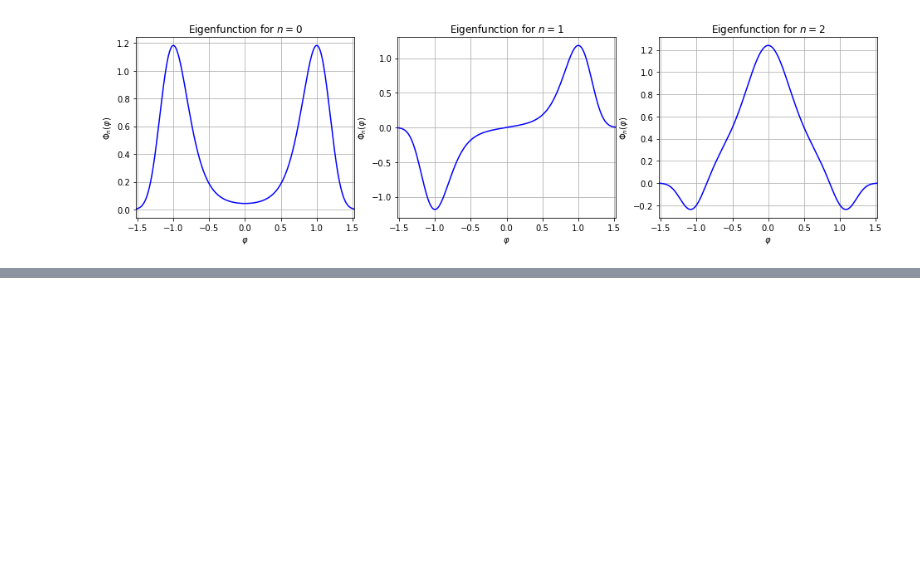
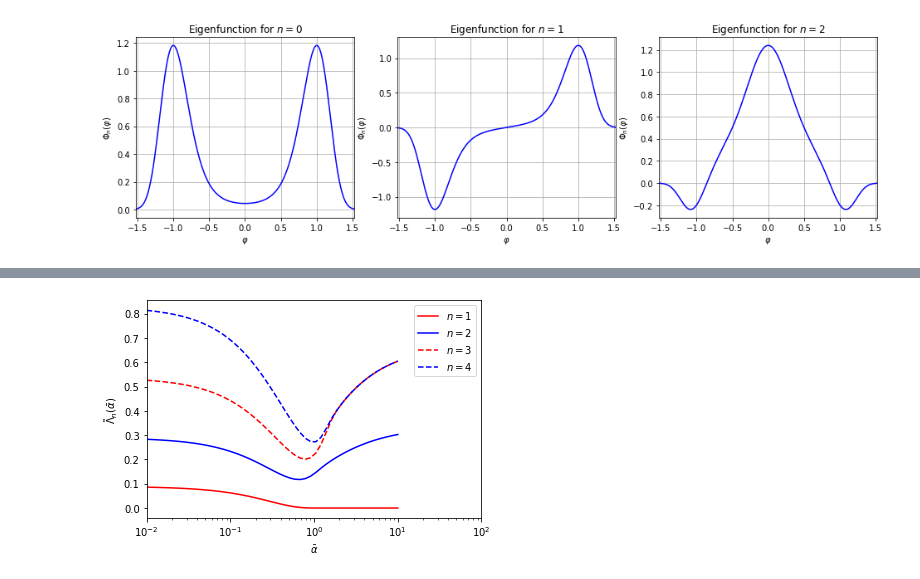
Before and after one commit to oleksiysmola/MSci-Project-Solving-the-Fokker-Planck-equation, a Jupyter notebook: Quartic Potential.ipynb, the cells around one changed output, grey strips where cells are left out. Drawn from its saved outputs; the diff is of its cells as text; code cells hidden in the pictures; blank space fills up the shorter version.

```diff
--- a/Quartic Potential.ipynb
+++ b/Quartic Potential.ipynb
@@ -675,0 +883,26 @@ plt.colorbar()
+# %%
+# Generates range of alpha values
+alpha = -np.logspace(-2, 1, 50)
+
+# Empty array to store all eigenvalues
+eigenvalues_1 = np.zeros(len(alpha))
+eigenvalues_2 = np.zeros(len(alpha))
+eigenvalues_3 = np.zeros(len(alpha))
+eigenvalues_4 = np.zeros(len(alpha))
+
+# Tolerance
+tolerance = 1e-6
+
+# Eigenvalue guess interval
+eigenvalue_upper = 0.1
+eigenvalue_lower = -0.05
+
+# Loop over all values of alpha
+for i in range(len(alpha)):
+    # Determines location of minima for current alpha value and then determines integration range accordingly
+    z_0 = ((-alpha[i] + 1)/np.sqrt(3))*np.sqrt(np.sqrt(alpha[i]**2 + (27/(4*np.pi**2))) - 2*alpha[i])
+    z = np.linspace(0, 3 + 0.4*z_0, 3000)
+    # Scipy implementations of the Brent for n = 1
+    eigenvalue_function = eigenfunction_finder_rescaled(V_odd , z)
+    eigenvalue_function.alpha = alpha[i]
+    eigenvalues_1[i], results_brent_1 = optimize.brentq(eigenvalue_function.eigenfunction, eigenvalue_lower, eigenvalue_upper, full_output=True, xtol=tolerance)
@@ -675,0 +1023,12 @@ plt.colorbar()
+# %%
+plt.plot(-alpha, eigenvalues_1, "r-", label="$n=1$")
+plt.plot(-alpha, eigenvalues_2, "b-", label="$n=2$")
+plt.plot(-alpha, eigenvalues_3, "r--", label="$n=3$")
+plt.plot(-alpha, eigenvalues_4, "b--", label="$n=4$")
+plt.xlim(1e-2, 1e2)
+plt.legend()
+plt.xlabel("$\\bar{\\alpha}$")
+plt.ylabel("$\\tilde{\Lambda}_n(\\bar{\\alpha})$")
+plt.xscale("log")
+# %% [output]
+[figure, added]
```
Also changed, not shown: parts of 17 cells of this notebook, 1 other file.
